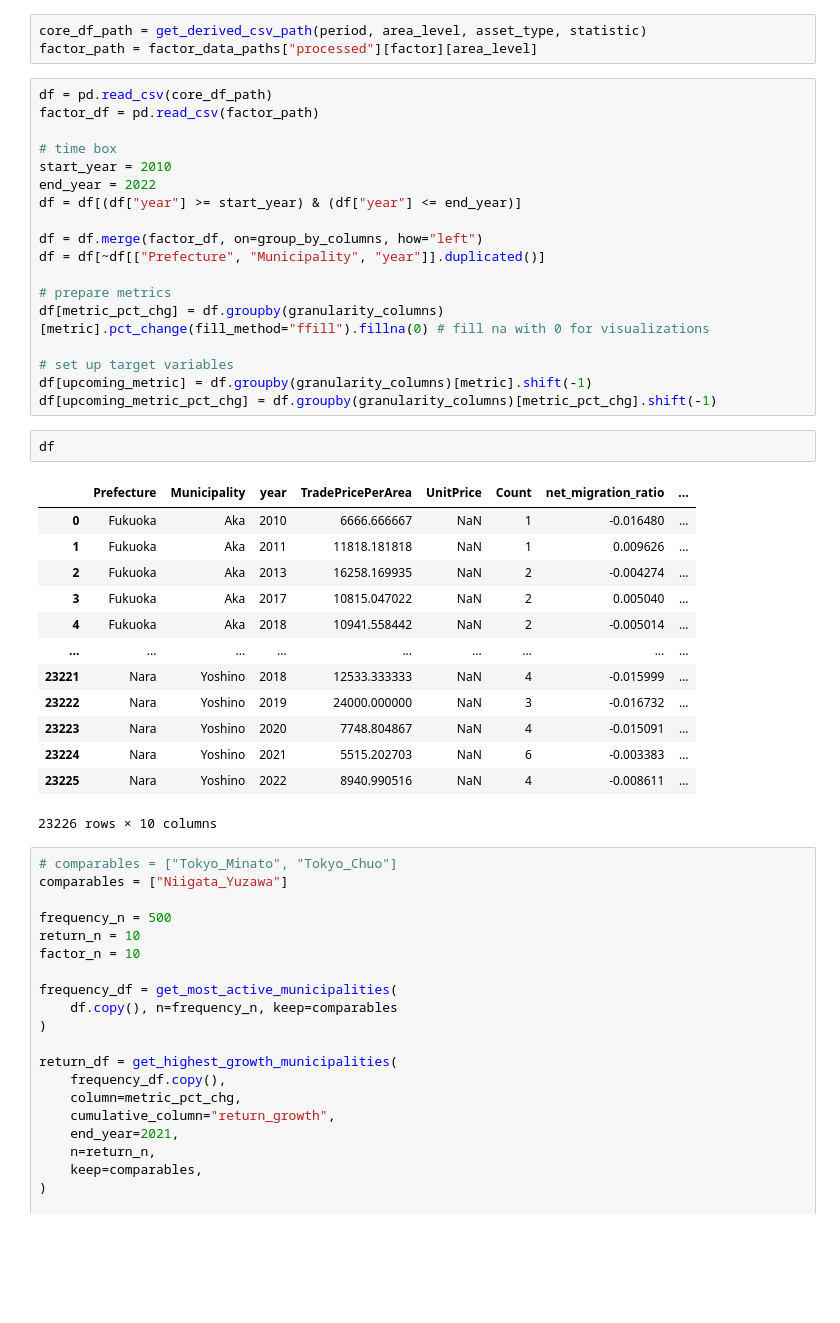
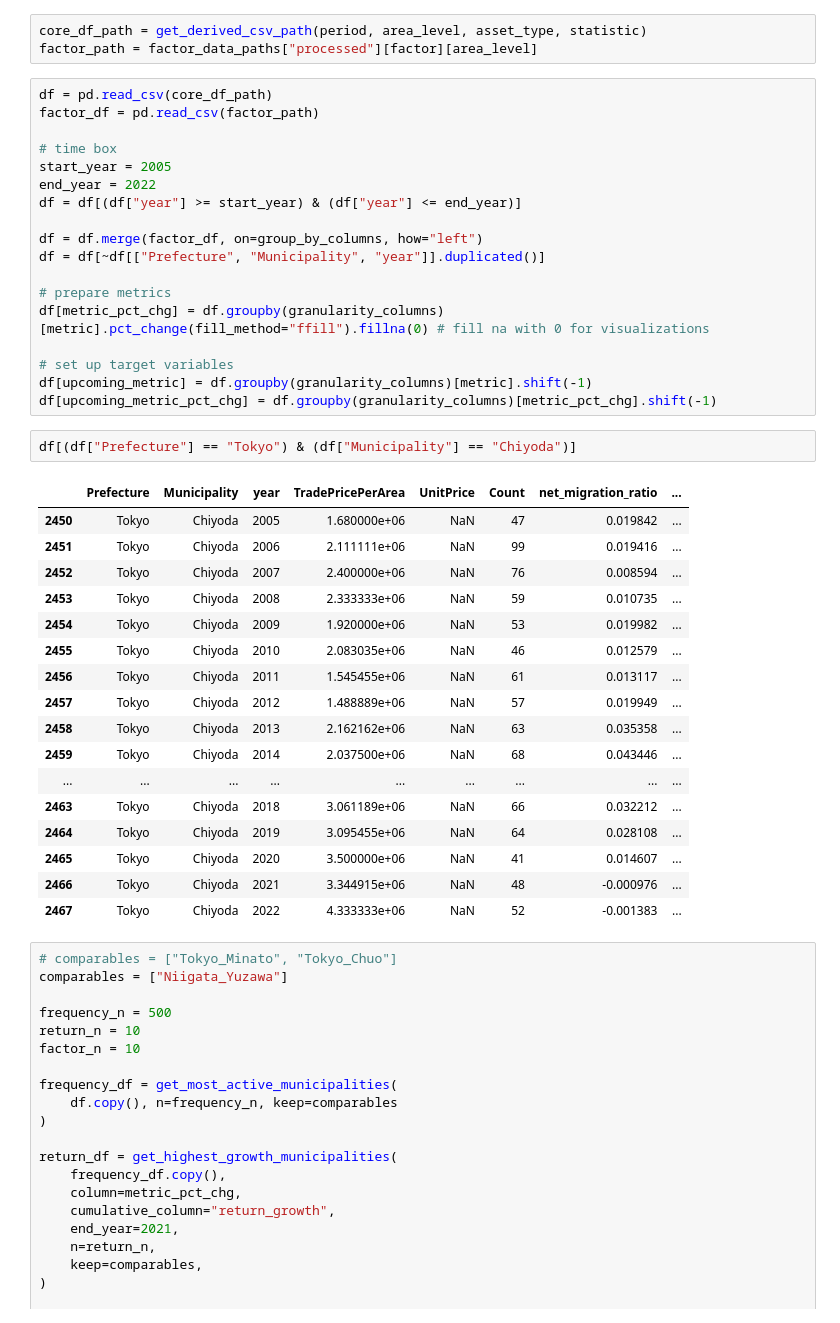
Before and after one commit to diabhaque/Yogen, a Jupyter notebook: notebooks/factor_discovery/factor_discovery.ipynb, the cells around one changed output. Cells and saved outputs as stored; diff of their text form; blank space fills up the shorter version.

```diff
--- a/notebooks/factor_discovery/factor_discovery.ipynb
+++ b/notebooks/factor_discovery/factor_discovery.ipynb
@@ -41,7 +41,7 @@ df = pd.read_csv(core_df_path)
 factor_df = pd.read_csv(factor_path)
 
 # time box
-start_year = 2010
+start_year = 2005
 end_year = 2022
 df = df[(df["year"] >= start_year) & (df["year"] <= end_year)]
 
@@ -54,22 +54,26 @@ df[metric_pct_chg] = df.groupby(granularity_columns)[metric].pct_change(fill_met
 # set up target variables
 df[upcoming_metric] = df.groupby(granularity_columns)[metric].shift(-1)
 df[upcoming_metric_pct_chg] = df.groupby(granularity_columns)[metric_pct_chg].shift(-1)
-# %%
-df
-# %% [output]
-|  | Prefecture | Municipality | year | TradePricePerArea | UnitPrice | Count | net_migration_ratio | ... |
-| 0 | Fukuoka | Aka | 2010 | 6666.666667 | NaN | 1 | -0.016480 | ... |
-| 1 | Fukuoka | Aka | 2011 | 11818.181818 | NaN | 1 | 0.009626 | ... |
-| 2 | Fukuoka | Aka | 2013 | 16258.169935 | NaN | 2 | -0.004274 | ... |
-| 3 | Fukuoka | Aka | 2017 | 10815.047022 | NaN | 2 | 0.005040 | ... |
-| 4 | Fukuoka | Aka | 2018 | 10941.558442 | NaN | 2 | -0.005014 | ... |
-| ... | ... | ... | ... | ... | ... | ... | ... | ... |
-| 23221 | Nara | Yoshino | 2018 | 12533.333333 | NaN | 4 | -0.015999 | ... |
-| 23222 | Nara | Yoshino | 2019 | 24000.000000 | NaN | 3 | -0.016732 | ... |
-| 23223 | Nara | Yoshino | 2020 | 7748.804867 | NaN | 4 | -0.015091 | ... |
-| 23224 | Nara | Yoshino | 2021 | 5515.202703 | NaN | 6 | -0.003383 | ... |
-| 23225 | Nara | Yoshino | 2022 | 8940.990516 | NaN | 4 | -0.008611 | ... |
-23226 rows × 10 columns
+# %%
+df[(df["Prefecture"] == "Tokyo") & (df["Municipality"] == "Chiyoda")]
+# %% [output]
+|  | Prefecture | Municipality | year | TradePricePerArea | UnitPrice | Count | net_migration_ratio | ... |
+| 2450 | Tokyo | Chiyoda | 2005 | 1.680000e+06 | NaN | 47 | 0.019842 | ... |
+| 2451 | Tokyo | Chiyoda | 2006 | 2.111111e+06 | NaN | 99 | 0.019416 | ... |
+| 2452 | Tokyo | Chiyoda | 2007 | 2.400000e+06 | NaN | 76 | 0.008594 | ... |
+| 2453 | Tokyo | Chiyoda | 2008 | 2.333333e+06 | NaN | 59 | 0.010735 | ... |
+| 2454 | Tokyo | Chiyoda | 2009 | 1.920000e+06 | NaN | 53 | 0.019982 | ... |
+| 2455 | Tokyo | Chiyoda | 2010 | 2.083035e+06 | NaN | 46 | 0.012579 | ... |
+| 2456 | Tokyo | Chiyoda | 2011 | 1.545455e+06 | NaN | 61 | 0.013117 | ... |
+| 2457 | Tokyo | Chiyoda | 2012 | 1.488889e+06 | NaN | 57 | 0.019949 | ... |
+| 2458 | Tokyo | Chiyoda | 2013 | 2.162162e+06 | NaN | 63 | 0.035358 | ... |
+| 2459 | Tokyo | Chiyoda | 2014 | 2.037500e+06 | NaN | 68 | 0.043446 | ... |
+| ... | ... | ... | ... | ... | ... | ... | ... | ... |
+| 2463 | Tokyo | Chiyoda | 2018 | 3.061189e+06 | NaN | 66 | 0.032212 | ... |
+| 2464 | Tokyo | Chiyoda | 2019 | 3.095455e+06 | NaN | 64 | 0.028108 | ... |
+| 2465 | Tokyo | Chiyoda | 2020 | 3.500000e+06 | NaN | 41 | 0.014607 | ... |
+| 2466 | Tokyo | Chiyoda | 2021 | 3.344915e+06 | NaN | 48 | -0.000976 | ... |
+| 2467 | Tokyo | Chiyoda | 2022 | 4.333333e+06 | NaN | 52 | -0.001383 | ... |
 # %%
 # comparables = ["Tokyo_Minato", "Tokyo_Chuo"]
 comparables = ["Niigata_Yuzawa"]
```
Also changed, not shown: parts of 1 cell of this notebook, 4 other files.
